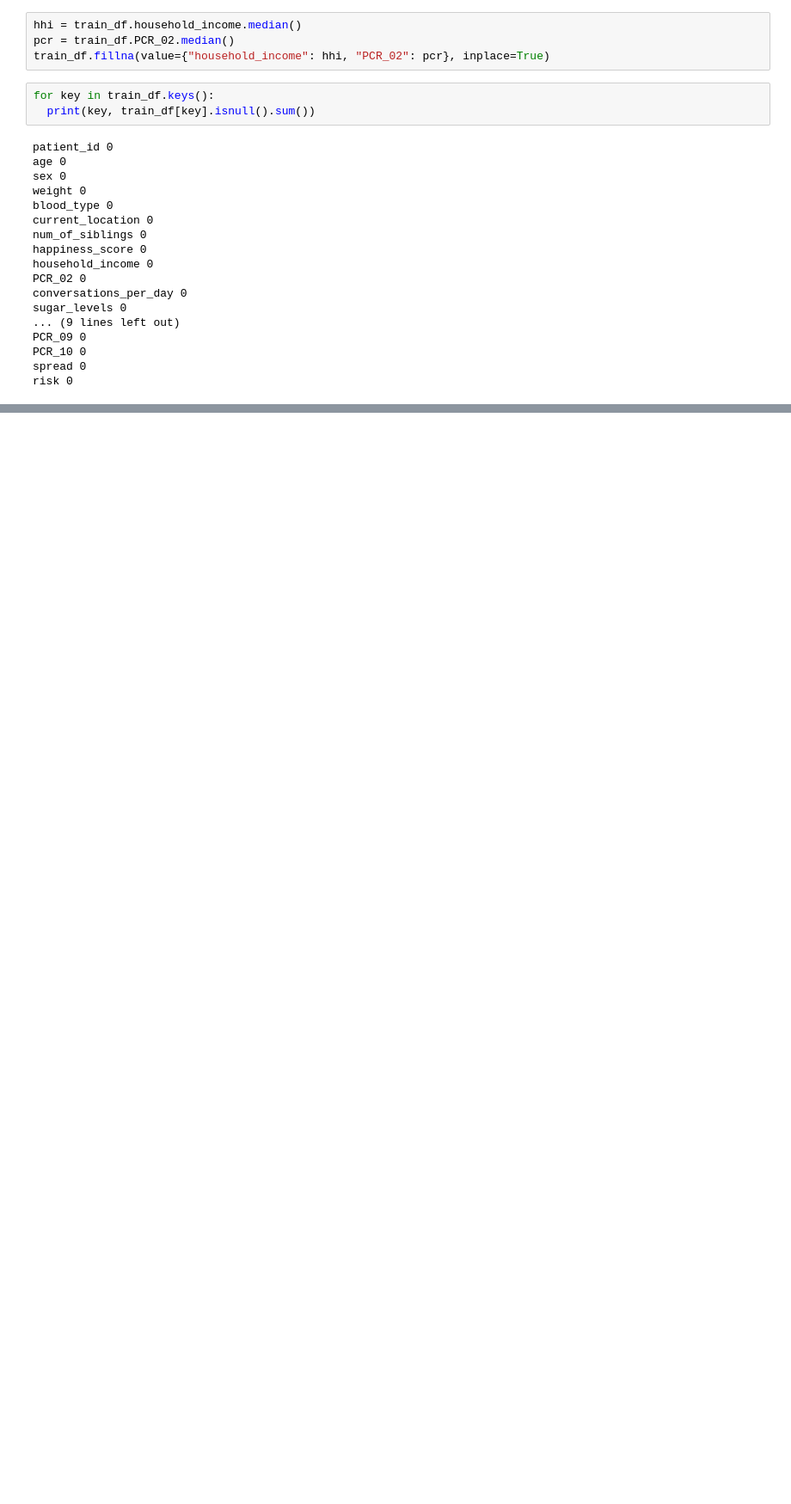
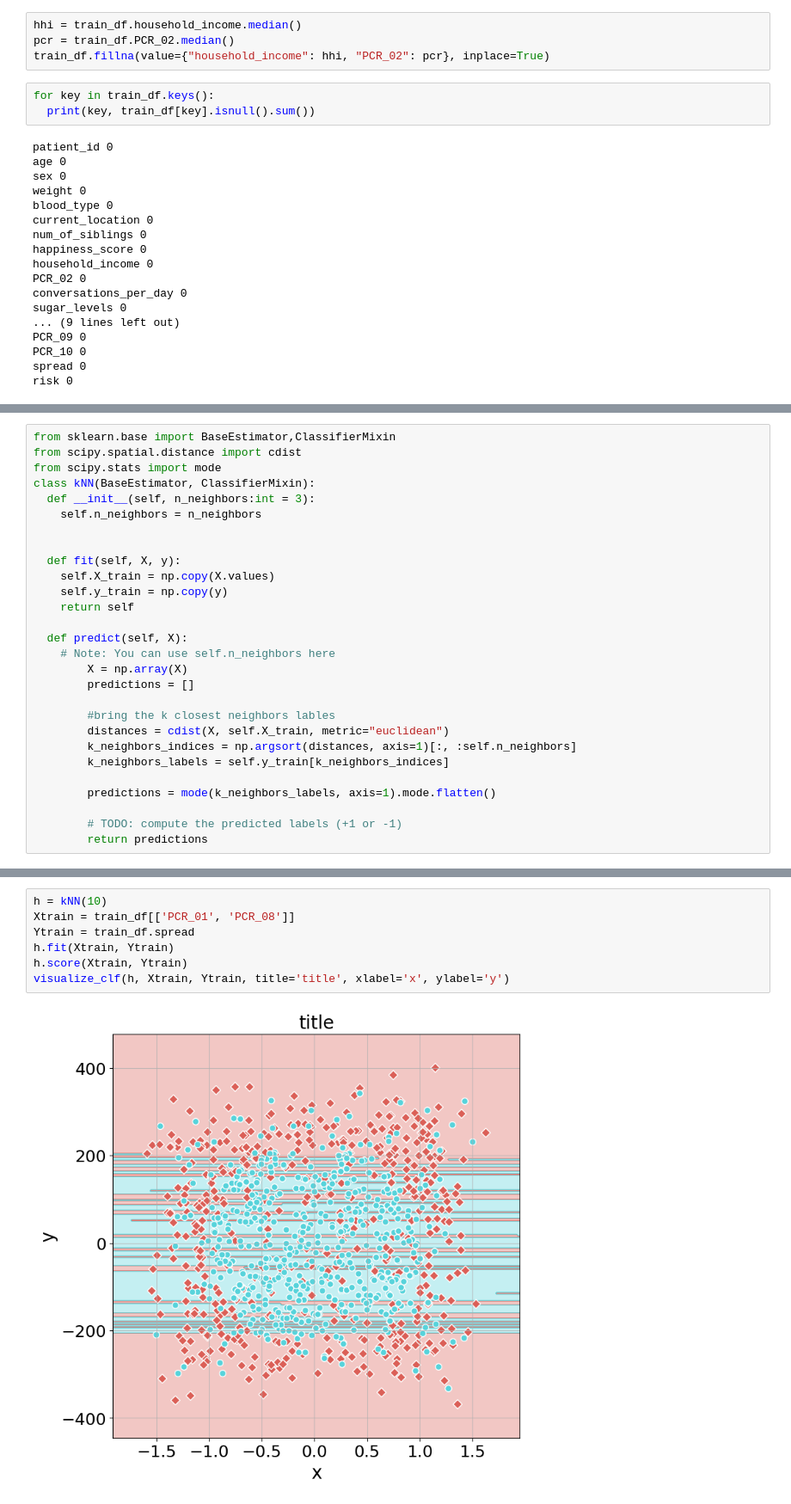
Before and after one commit to Shayshoon/ML_1, a Jupyter notebook: HW1_template.ipynb, the cells around one changed output, grey strips where cells are left out. Shown at 86% size. Saved outputs shown, nothing was run; the diff lists cells and outputs as text; blank space fills up the shorter version.

```diff
--- a/HW1_template.ipynb
+++ b/HW1_template.ipynb
@@ -255,0 +280,28 @@ risk 0
+# %%
+from sklearn.base import BaseEstimator,ClassifierMixin
+from scipy.spatial.distance import cdist
+from scipy.stats import mode
+class kNN(BaseEstimator, ClassifierMixin):
+  def __init__(self, n_neighbors:int = 3):
+    self.n_neighbors = n_neighbors
+
+
+  def fit(self, X, y):
+    self.X_train = np.copy(X.values)
+    self.y_train = np.copy(y)
+    return self
+
+  def predict(self, X):
+    # Note: You can use self.n_neighbors here
+        X = np.array(X)
+        predictions = []
+
+        #bring the k closest neighbors lables
+        distances = cdist(X, self.X_train, metric="euclidean")
+        k_neighbors_indices = np.argsort(distances, axis=1)[:, :self.n_neighbors]
+        k_neighbors_labels = self.y_train[k_neighbors_indices]
+
+        predictions = mode(k_neighbors_labels, axis=1).mode.flatten()
+
+        # TODO: compute the predicted labels (+1 or -1)
+        return predictions
@@ -255,0 +370,9 @@ risk 0
+# %%
+h = kNN(10)
+Xtrain = train_df[['PCR_01', 'PCR_08']]
+Ytrain = train_df.spread
+h.fit(Xtrain, Ytrain)
+h.score(Xtrain, Ytrain)
+visualize_clf(h, Xtrain, Ytrain, title='title', xlabel='x', ylabel='y')
+# %% [output]
+[figure, added]
```
Also changed, not shown: parts of 8 cells of this notebook.
